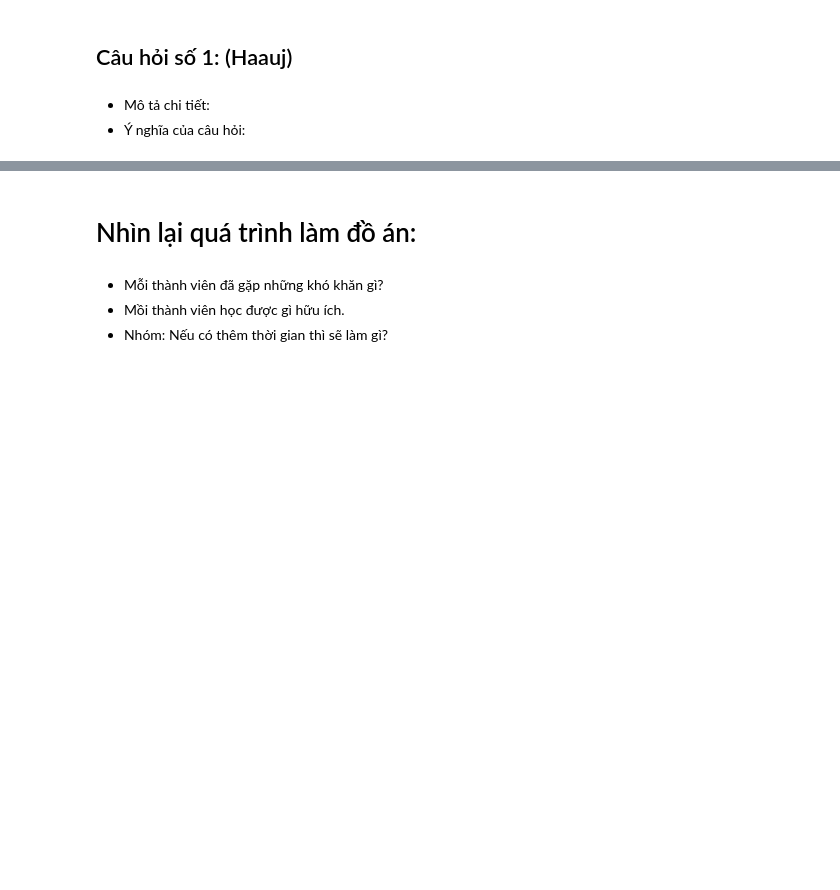
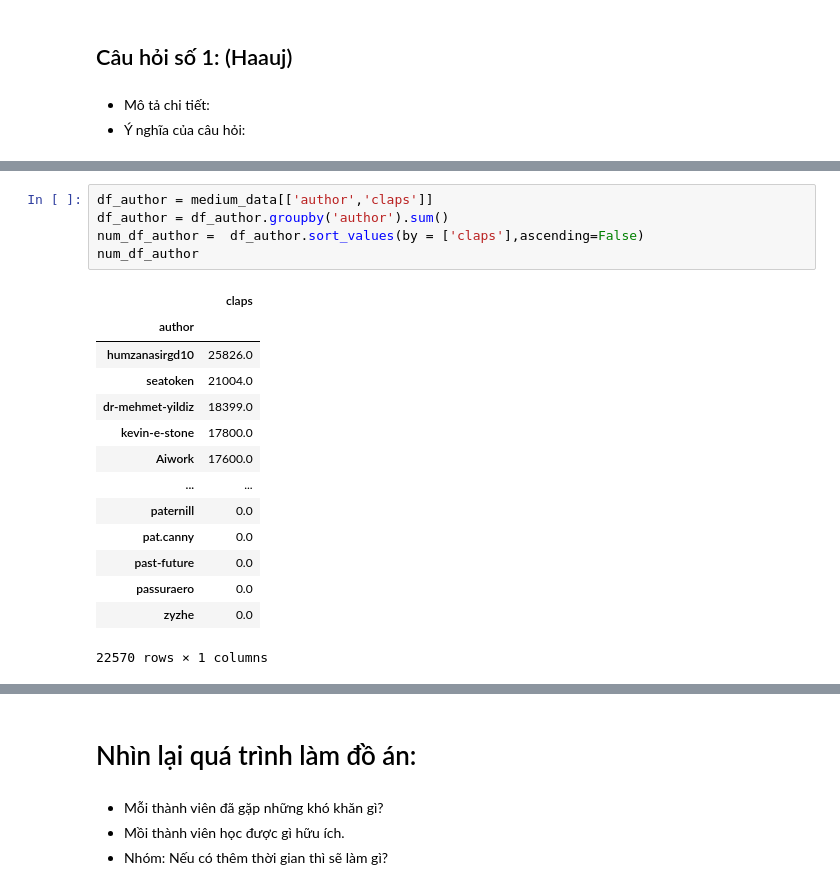
Before and after one commit to kenneth-nguyenn/P4DS_FinalProject, a Jupyter notebook: Source/Final Project 2.ipynb, the cells around one changed output, grey strips where cells are left out. Drawn from its saved outputs; the diff is of its cells as text; blank space fills up the shorter version.

```diff
--- a/Source/Final Project 2.ipynb
+++ b/Source/Final Project 2.ipynb
@@ -113,0 +193,20 @@ Với mỗi câu hỏi:
+# %%
+df_author = medium_data[['author','claps']]
+df_author = df_author.groupby('author').sum()
+num_df_author =  df_author.sort_values(by = ['claps'],ascending=False)
+num_df_author
+# %% [output]
+|  | claps |
+| author |  |
+| humzanasirgd10 | 25826.0 |
+| seatoken | 21004.0 |
+| dr-mehmet-yildiz | 18399.0 |
+| kevin-e-stone | 17800.0 |
+| Aiwork | 17600.0 |
+| ... | ... |
+| paternill | 0.0 |
+| pat.canny | 0.0 |
+| past-future | 0.0 |
+| passuraero | 0.0 |
+| zyzhe | 0.0 |
+22570 rows × 1 columns
```
Also changed, not shown: parts of 15 cells of this notebook.
